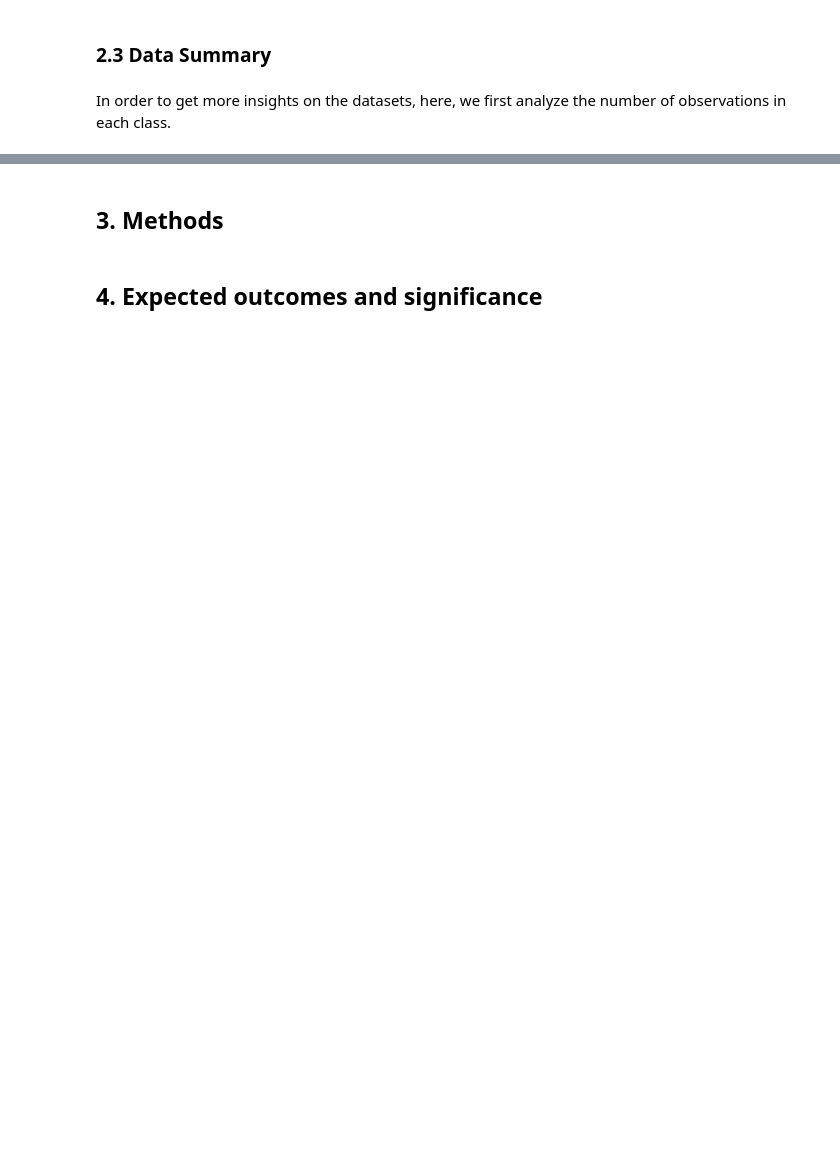
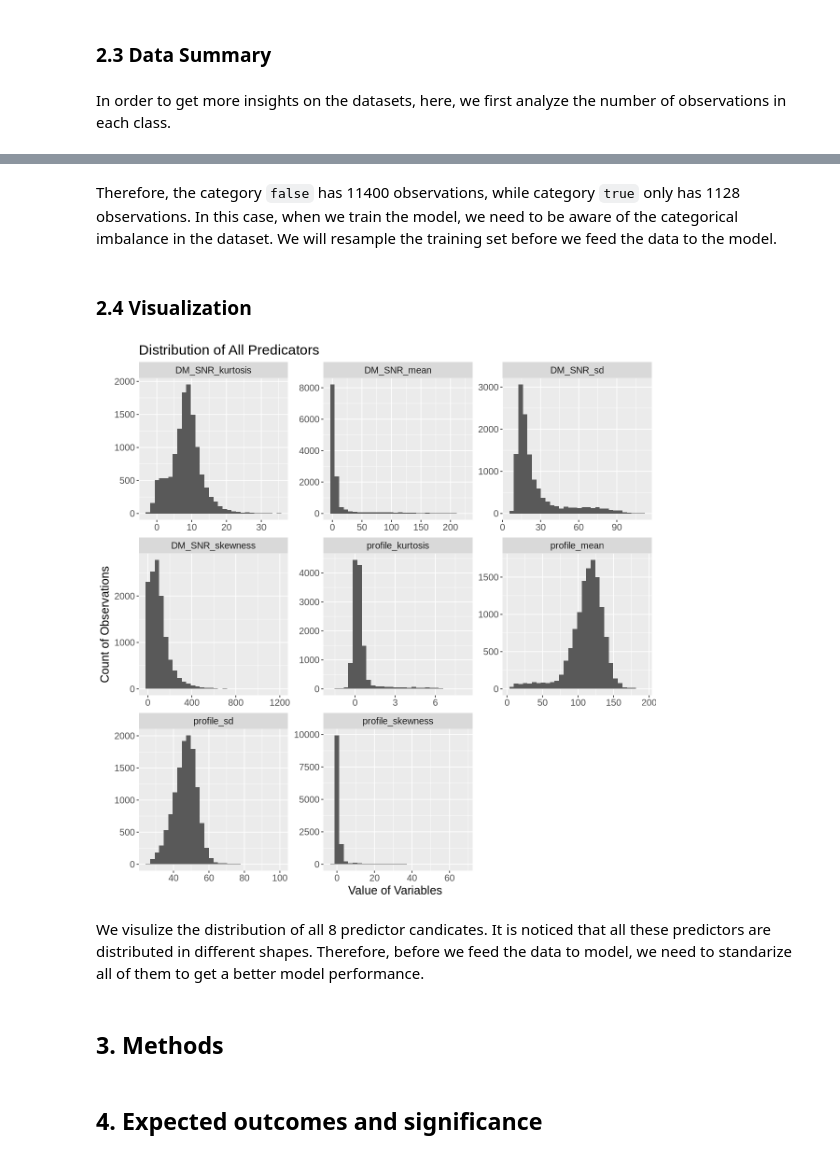
Before and after one commit to Lmh-java/dsci-100-2023w2-group-034, a Jupyter notebook: group_proposal.ipynb, the cells around one changed output, grey strips where cells are left out. Saved outputs shown, nothing was run; the diff lists cells and outputs as text; code cells hidden in the pictures; blank space fills up the shorter version.

Commit message:
feat: add distribution visualization

```diff
--- a/group_proposal.ipynb
+++ b/group_proposal.ipynb
@@ -46,6 +81,7 @@ pulsar_data <- pulsar_data |>
           DM_SNR_kurtosis = X7,
           DM_SNR_skewness = X8,
           pulsar_star = X9) |>
+    drop_na() |>
     # mark the label column as a categorical variable
     mutate(pulsar_star = as_factor(pulsar_star)) |>
     # pulsar_star refers to if the row is a pulsar star or not
@@ -57,6 +101,3 @@ From here, we want to remove missing values from our dataset
-# %%
-pulsar_data <- pulsar_data |> drop_na()
-pulsar_data
 # %% [markdown]
 Here, we divide the entire data set to a training part and a test part. The training set is 70% of the entire dataset, while testing set takes the other 30%.
 # %%
@@ -78,3 +143,22 @@ num_observations
+# %% [markdown]
+Therefore, the category `false` has 11400 observations, while category `true` only has 1128 observations. In this case, when we train the model, we need to be aware of the categorical imbalance in the dataset. We will resample the training set before we feed the data to the model.
+# %% [markdown]
+### 2.4 Visualization
+# %%
+options(repr.plot.width = 10, repr.plot.height=10)
+distribution_plot <- pulsar_train |>
+    pivot_longer(profile_mean:DM_SNR_skewness, values_to="value", names_to="variable") |>
+    ggplot(aes(x=value)) +
+    geom_histogram(bins=30) +
+    facet_wrap(vars(variable), scales = "free") +
+    theme(text = element_text(size=15)) +
+    labs(x = "Value of Variables", y = "Count of Observations") +
+    ggtitle("Distribution of All Predicators")
+distribution_plot
+# %% [output]
+[figure, added]
+# %% [markdown]
+We visulize the distribution of all 8 predictor candicates. It is noticed that all these predictors are distributed in different shapes. Therefore, before we feed the data to model, we need to standarize all of them to get a better model performance.
 # %% [markdown]
 ## 3. Methods
 # %% [markdown]
```
Also changed, not shown: parts of 6 cells of this notebook.
